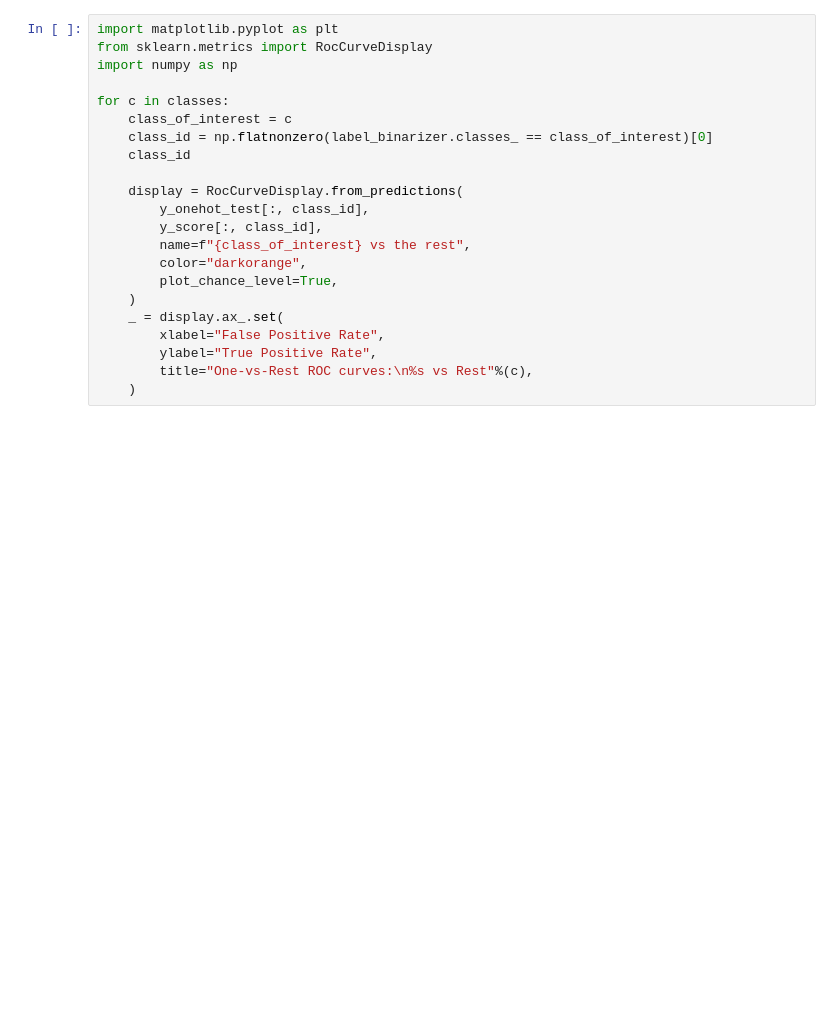
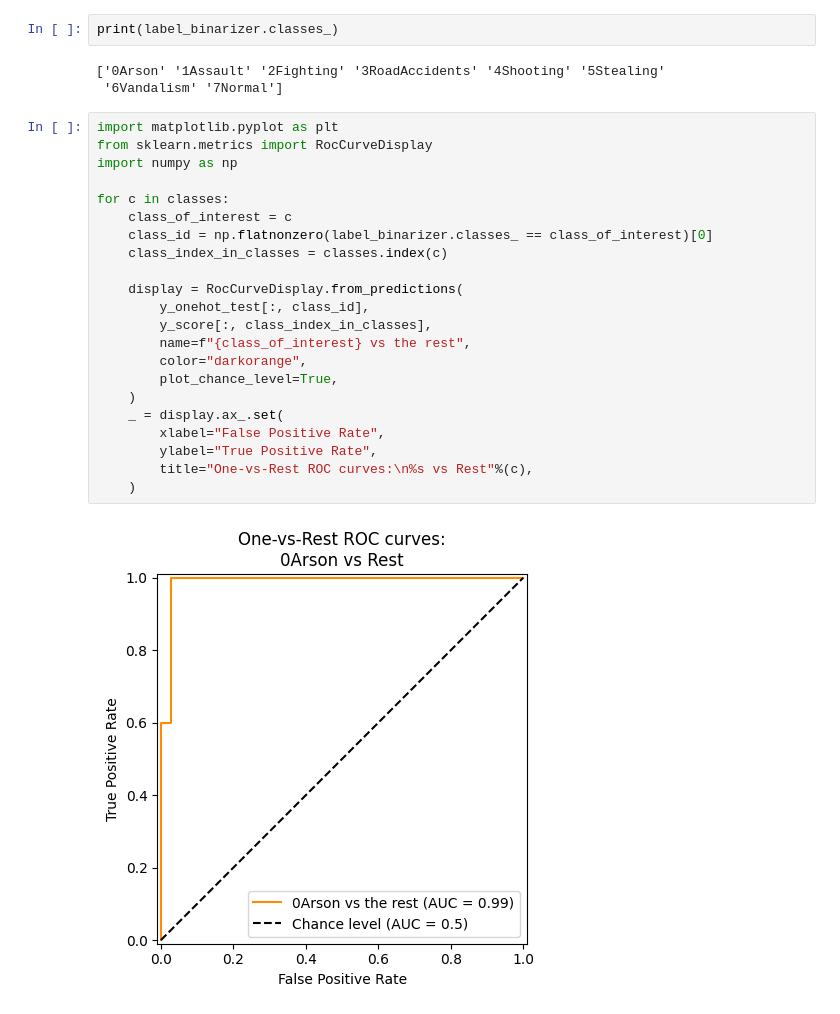
Before and after one commit to srutiswathi/AIM-Anomaly-Detection, a Jupyter notebook: analyze.ipynb, the cells around one changed output. Drawn from its saved outputs; the diff is of its cells as text; blank space fills up the shorter version.

```diff
--- a/analyze.ipynb
+++ b/analyze.ipynb
@@ -35,22 +60,29 @@ y_onehot_test.shape  # (n_samples, n_classes)
+# %%
+print(label_binarizer.classes_)
+# %% [output]
+['0Arson' '1Assault' '2Fighting' '3RoadAccidents' '4Shooting' '5Stealing'
+ '6Vandalism' '7Normal']
 # %%
 import matplotlib.pyplot as plt
 from sklearn.metrics import RocCurveDisplay
 import numpy as np
 
 for c in classes:
     class_of_interest = c
     class_id = np.flatnonzero(label_binarizer.classes_ == class_of_interest)[0]
-    class_id
+    class_index_in_classes = classes.index(c)
 
     display = RocCurveDisplay.from_predictions(
         y_onehot_test[:, class_id],
-        y_score[:, class_id],
+        y_score[:, class_index_in_classes],
         name=f"{class_of_interest} vs the rest",
         color="darkorange",
         plot_chance_level=True,
     )
     _ = display.ax_.set(
         xlabel="False Positive Rate",
         ylabel="True Positive Rate",
         title="One-vs-Rest ROC curves:\n%s vs Rest"%(c),
     )
+# %% [output]
+[figure, added]
```
Also changed, not shown: parts of 8 cells of this notebook.
